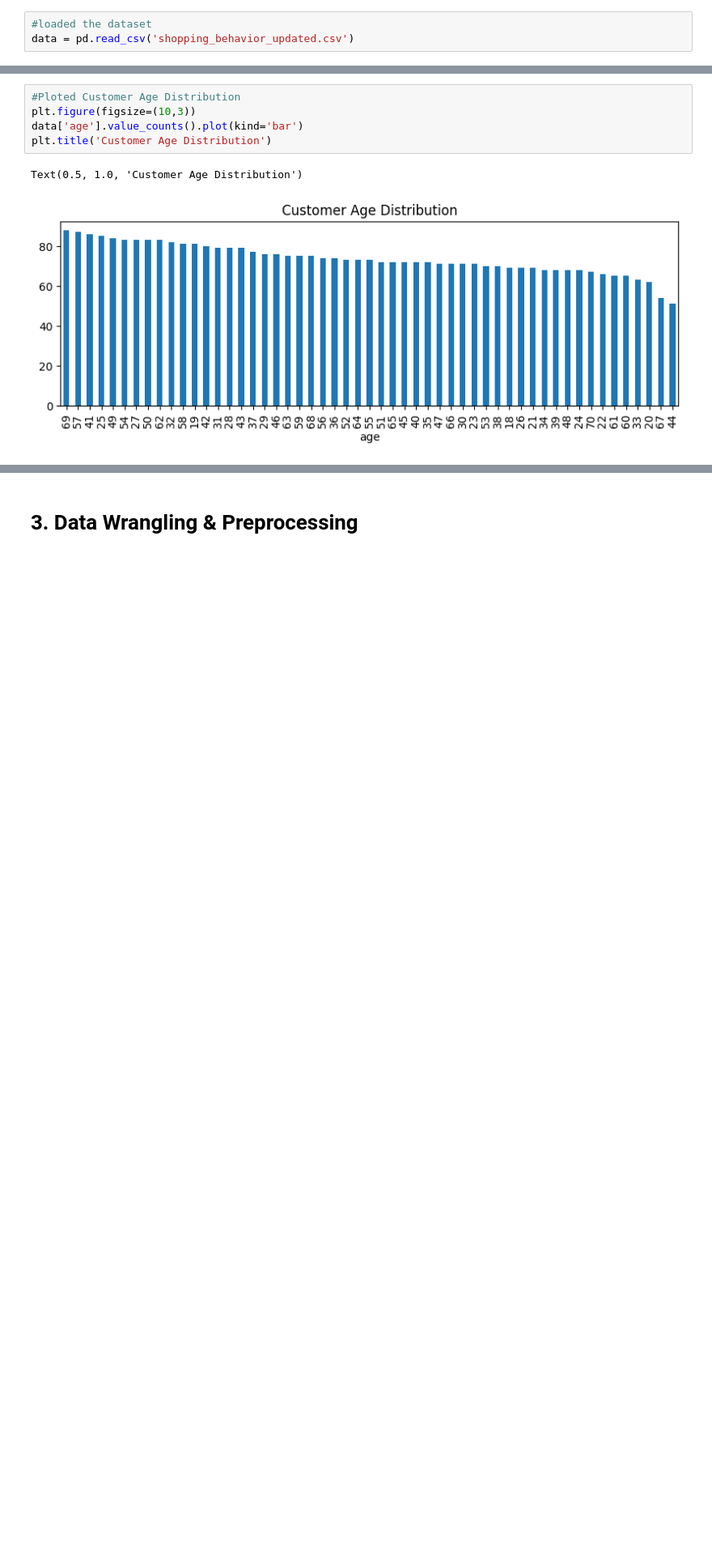
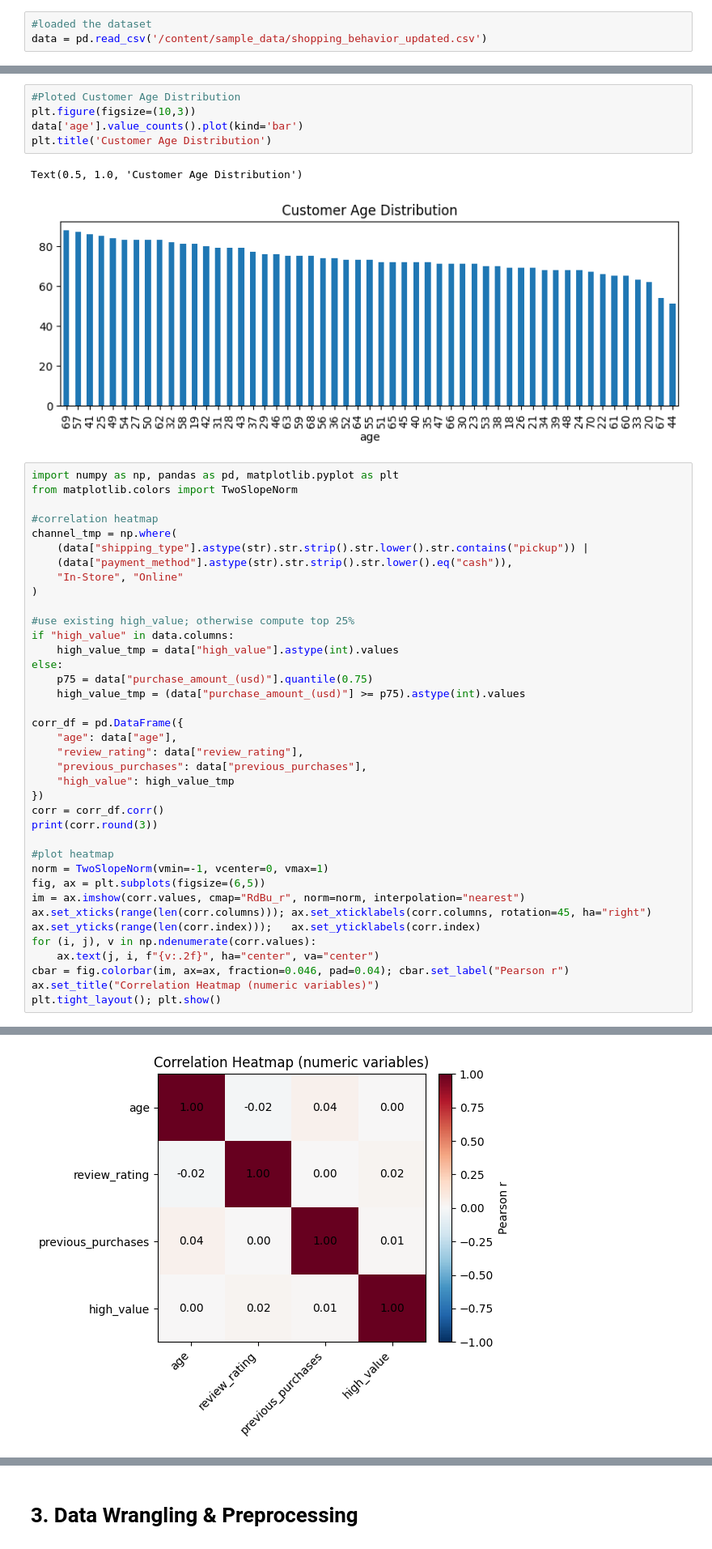
Before and after one commit to briannasancheztop/ADS505_Consumerbehavior, a Jupyter notebook: ADS505_Group_Project_.ipynb, the cells around one changed output, grey strips where cells are left out. Shown: that part at 81% size. Drawn from its saved outputs; the diff is of its cells as text; blank space fills up the shorter version.

```diff
--- a/ADS505_Group_Project_.ipynb
+++ b/ADS505_Group_Project_.ipynb
@@ -76,7 +76,7 @@ Requirement already satisfied: threadpoolctl>=3.1.0 in /usr/local/lib/python3.12
 Requirement already satisfied: six>=1.5 in /usr/local/lib/python3.12/dist-packages (from python-dateutil>=2.7->matplotlib->dmba) (1.17.0)
 # %%
 #loaded the dataset
-data = pd.read_csv('shopping_behavior_updated.csv')
+data = pd.read_csv('/content/sample_data/shopping_behavior_updated.csv')
 # %%
 #checked the first 5 rows of the dataset
 data.head(5)
@@ -235,3 +235,42 @@ plt.title('Customer Age Distribution')
 # %% [output]
 Text(0.5, 1.0, 'Customer Age Distribution')
 [figure]
+# %%
+import numpy as np, pandas as pd, matplotlib.pyplot as plt
+from matplotlib.colors import TwoSlopeNorm
+
+#correlation heatmap
+channel_tmp = np.where(
+    (data["shipping_type"].astype(str).str.strip().str.lower().str.contains("pickup")) |
+    (data["payment_method"].astype(str).str.strip().str.lower().eq("cash")),
+    "In-Store", "Online"
+)
+
+#use existing high_value; otherwise compute top 25%
+if "high_value" in data.columns:
+    high_value_tmp = data["high_value"].astype(int).values
+else:
+    p75 = data["purchase_amount_(usd)"].quantile(0.75)
+    high_value_tmp = (data["purchase_amount_(usd)"] >= p75).astype(int).values
+
+corr_df = pd.DataFrame({
+    "age": data["age"],
+    "review_rating": data["review_rating"],
+    "previous_purchases": data["previous_purchases"],
+    "high_value": high_value_tmp
+})
+corr = corr_df.corr()
+print(corr.round(3))
+
+#plot heatmap
+norm = TwoSlopeNorm(vmin=-1, vcenter=0, vmax=1)
+fig, ax = plt.subplots(figsize=(6,5))
+im = ax.imshow(corr.values, cmap="RdBu_r", norm=norm, interpolation="nearest")
+ax.set_xticks(range(len(corr.columns))); ax.set_xticklabels(corr.columns, rotation=45, ha="right")
+ax.set_yticks(range(len(corr.index)));   ax.set_yticklabels(corr.index)
+for (i, j), v in np.ndenumerate(corr.values):
+    ax.text(j, i, f"{v:.2f}", ha="center", va="center")
+cbar = fig.colorbar(im, ax=ax, fraction=0.046, pad=0.04); cbar.set_label("Pearson r")
+ax.set_title("Correlation Heatmap (numeric variables)")
+plt.tight_layout(); plt.show()
+# %% [output]
@@ -237,0 +282 @@ Text(0.5, 1.0, 'Customer Age Distribution')
+[figure, added]
```
Also changed, not shown: parts of 4 cells of this notebook.
